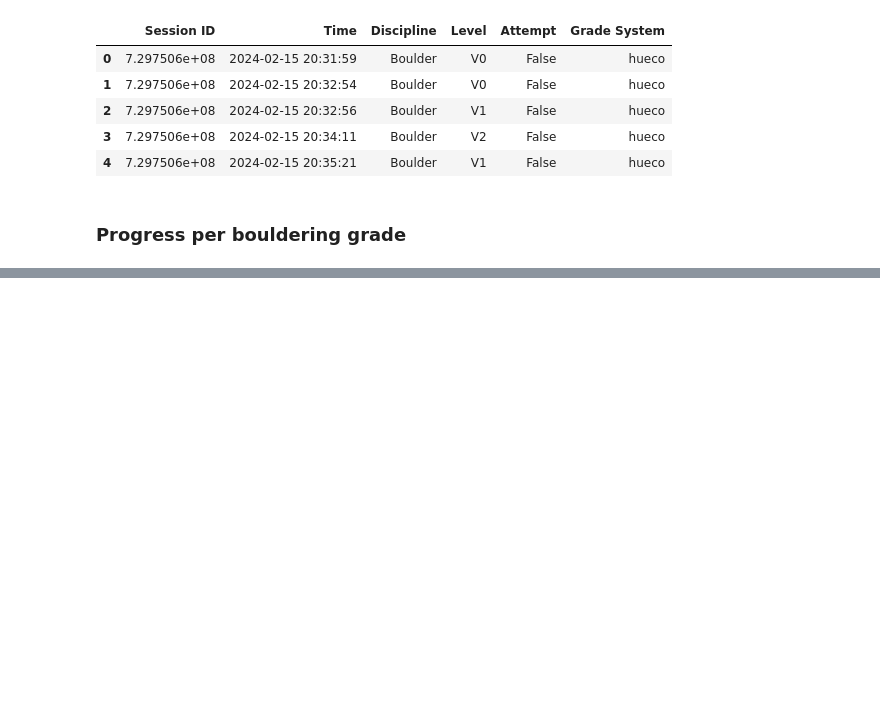
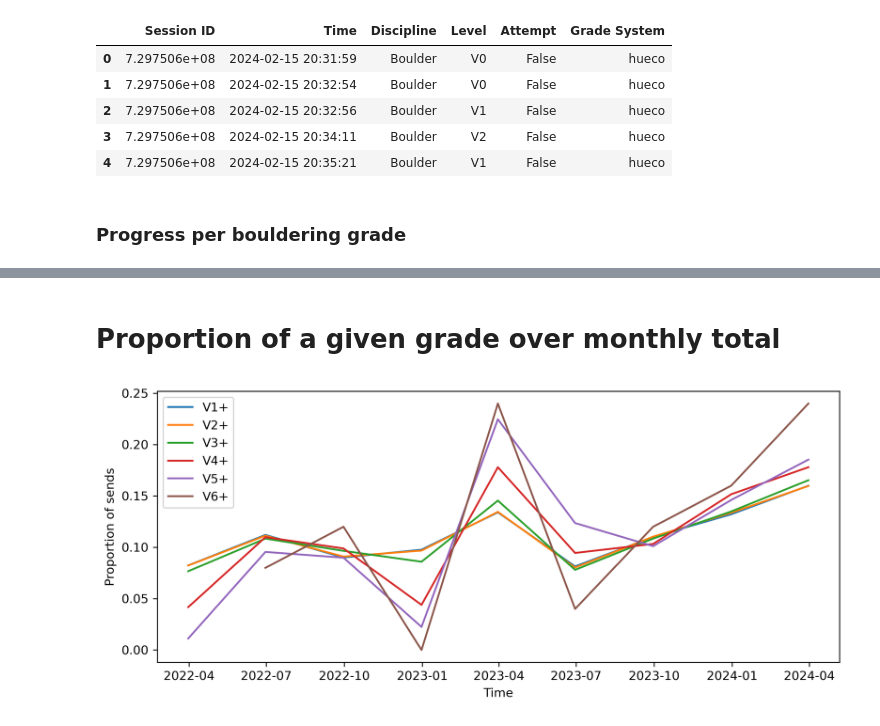
Before and after one commit to absrp/pinnacle_climbing_analysis, a Jupyter notebook: climb_data_analysis.ipynb, the cells around one changed output, grey strips where cells are left out. Saved outputs shown, nothing was run; the diff lists cells and outputs as text; code cells hidden in the pictures; blank space fills up the shorter version.

Commit message:
analysis of V+ grades over time

```diff
--- a/climb_data_analysis.ipynb
+++ b/climb_data_analysis.ipynb
@@ -100,0 +54,48 @@ See the caveats in the documentation: https://pandas.pydata.org/pandas-docs/stab
+# %% [markdown]
+# Proportion of a given grade over monthly total
+# %%
+def count_grades_or_higher(df, grade_numeric):
+    """
+    Count grades in each 3-month window that are of a given grade or higher.
+
+    Parameters:
+    - df: DataFrame with sends data.
+    - grade_numeric: The numeric value of the grade to filter on or above.
+
+    Returns:
+    - DataFrame with counts for each 3-month period.
+    """
+
+    filtered = df[df['NumericLevel'] >= grade_numeric]
+    return filtered.resample('Q')['NumericLevel'].count().to_frame(name=f'Counts_Grade_{grade_numeric}_or_higher')
+# %%
+sends = boulders[boulders['Attempt'] == False]
+sends['Time'] = pd.to_datetime(sends['Time'])
+sends.set_index('Time', inplace=True)
+
+
+grade_scale = {'VB': 1, 'V1': 2, 'V2': 3, 'V3': 4, 'V4': 5, 'V5': 6}
+sends['NumericLevel'] = sends['Level'].map(grade_scale)
+legend_labels = []
+lines = []
+
+plt.figure(figsize=(10,4),dpi=300)
+ax = plt.gca()
+
+for grade, numeric_value in grade_scale.items():
+    if grade != 'V6':
+        grade_counts = count_grades_or_higher(sends, numeric_value)
+        total_climbs = grade_counts.sum()
+        normalized_counts = grade_counts / total_climbs
+        line = ax.plot(normalized_counts.index, normalized_counts.values)[0]  # Get the line object
+        lines.append(line)  # Collect lines for legend
+        legend_labels.append(f'V{grade_scale[grade]}+')
+
+
+plt.legend(handles=lines, labels=legend_labels)
+
+plt.xlabel('Time')
+plt.ylabel('Proportion of sends')
+plt.show()
+# %% [output]
+[figure, added]
```
Also changed, not shown: parts of 3 cells of this notebook.
